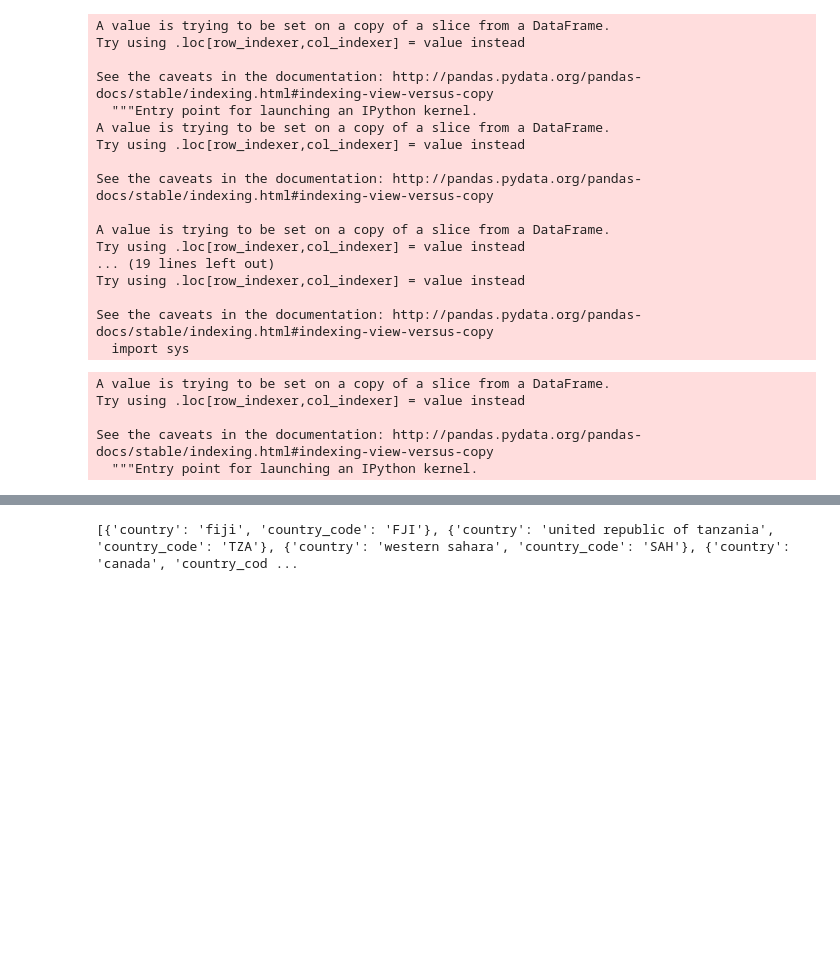
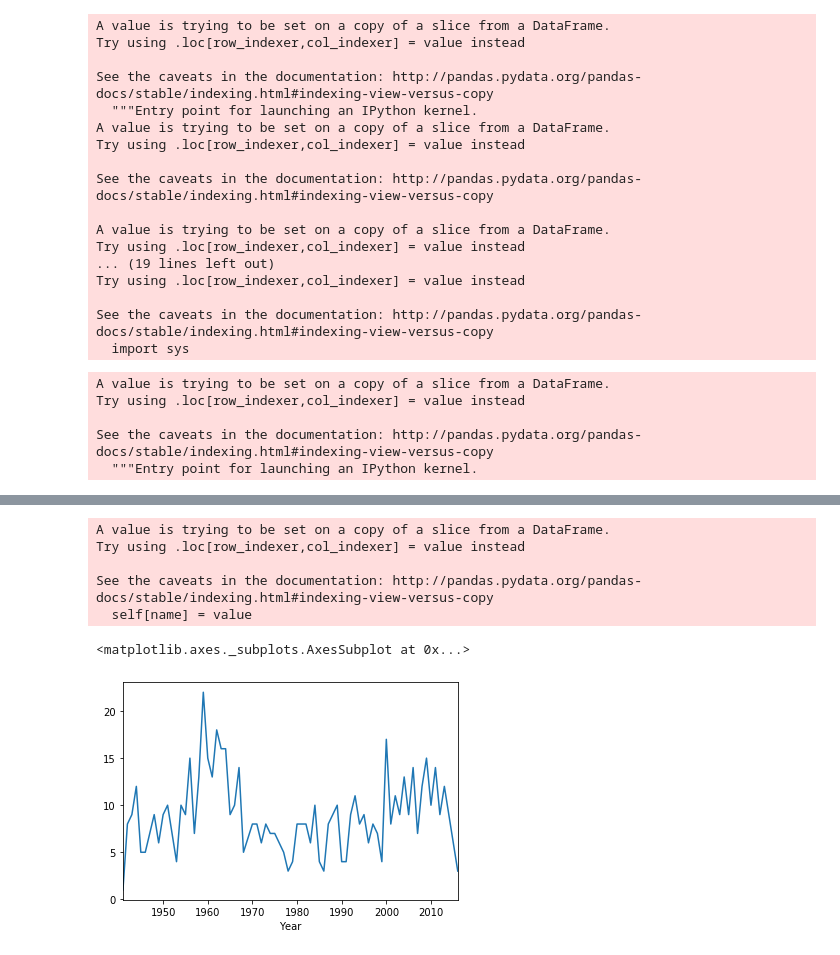
Before and after one commit to ironhack-datalabs/datamad0619, a Jupyter notebook: module-1/pandas-project/your-code/data-wrangling.ipynb, the cells around one changed output, grey strips where cells are left out. Cells and saved outputs as stored; diff of their text form; code cells hidden in the pictures; blank space fills up the shorter version.

```diff
--- a/module-1/pandas-project/your-code/data-wrangling.ipynb
+++ b/module-1/pandas-project/your-code/data-wrangling.ipynb
@@ -90,6 +86,14 @@ nuevo.head()
 paises = pd.read_csv('paises.csv', engine='python')
 paises = paises.drop([paises.columns[2], paises.columns[3]], axis='columns')
 pais=paises.drop_duplicates()
+lo=pais.Entity.str.lower()
+pais.Entity=lo
+# %% [output]
+A value is trying to be set on a copy of a slice from a DataFrame.
+Try using .loc[row_indexer,col_indexer] = value instead
+
+See the caveats in the documentation: http://pandas.pydata.org/pandas-docs/stable/indexing.html#indexing-view-versus-copy
+  self[name] = value
 # %%
 shapefile = 'ne_110m_admin_0_countries.shp'
 #Read shapefile using Geopandas
@@ -101,10 +105,16 @@ gdf1 = gdf
-# %%
-ss=gdf.country.str.lower()
-gdf.country=ss
-
-#gdf1=gdf1.drop(columns=['geometry'])
-gdf1
-gdf2=gdf1.to_dict('records')
-print(gdf2)
-# %% [output]
-[{'country': 'fiji', 'country_code': 'FJI'}, {'country': 'united republic of tanzania', 'country_code': 'TZA'}, {'country': 'western sahara', 'country_code': 'SAH'}, {'country': 'canada', 'country_cod ...
+# %%
+#nuevo2 debe contener el code
+#pais es el que hay que mergear
+merged = nuevo2.merge(pais, left_on = 'Country', right_on = 'Entity')
+#merged.Country.value_counts()
+merged['Fatal'] = merged['Fatal'].str.replace(' N', 'N')
+# %%
+merged['Fatal'].fillna('UNKNOWN', inplace=True)
+# %%
+mergeado = merged.drop(columns=['Entity'])
+# %%
+%matplotlib inline
+mergeado[mergeado["Fatal"]=="Y"].groupby(["Year"]).count()['Fatal'].plot()
+# %% [output]
+<matplotlib.axes._subplots.AxesSubplot at 0x...>
+[figure, added]
```
Also changed, not shown: parts of 10 cells of this notebook, 1 other file.
